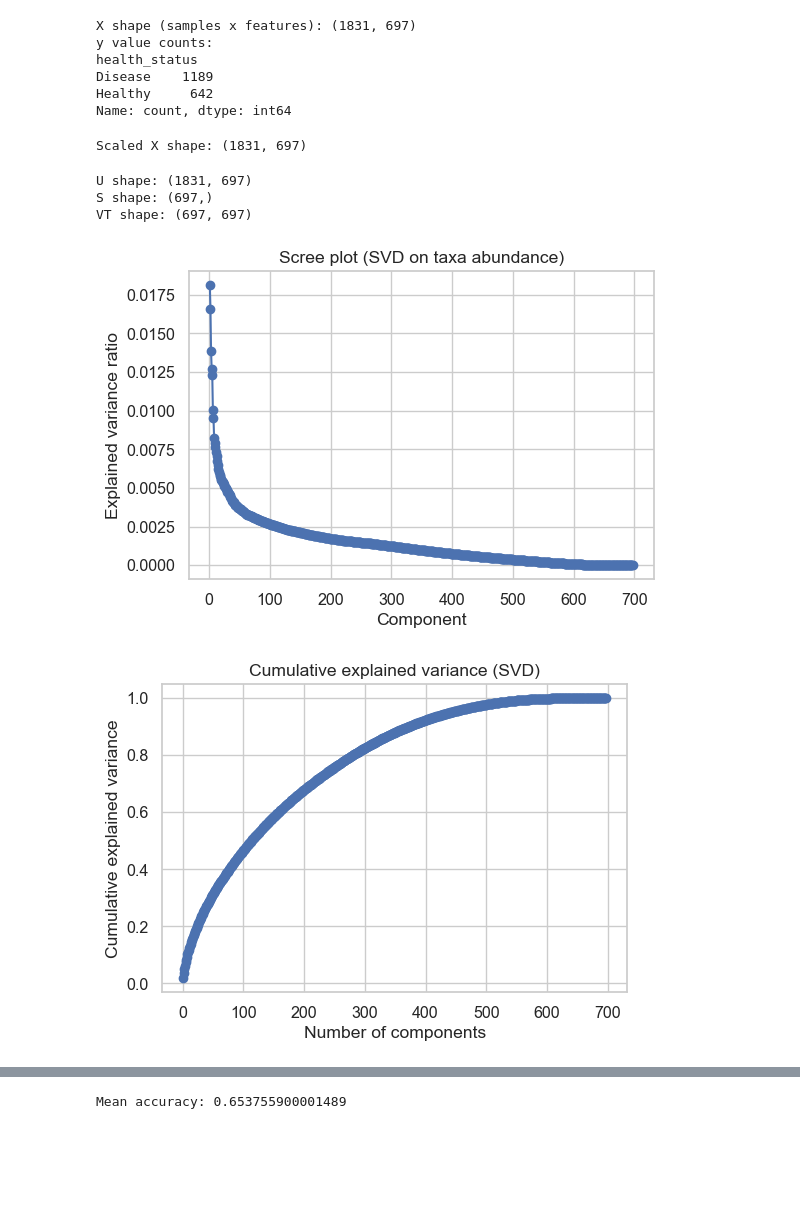
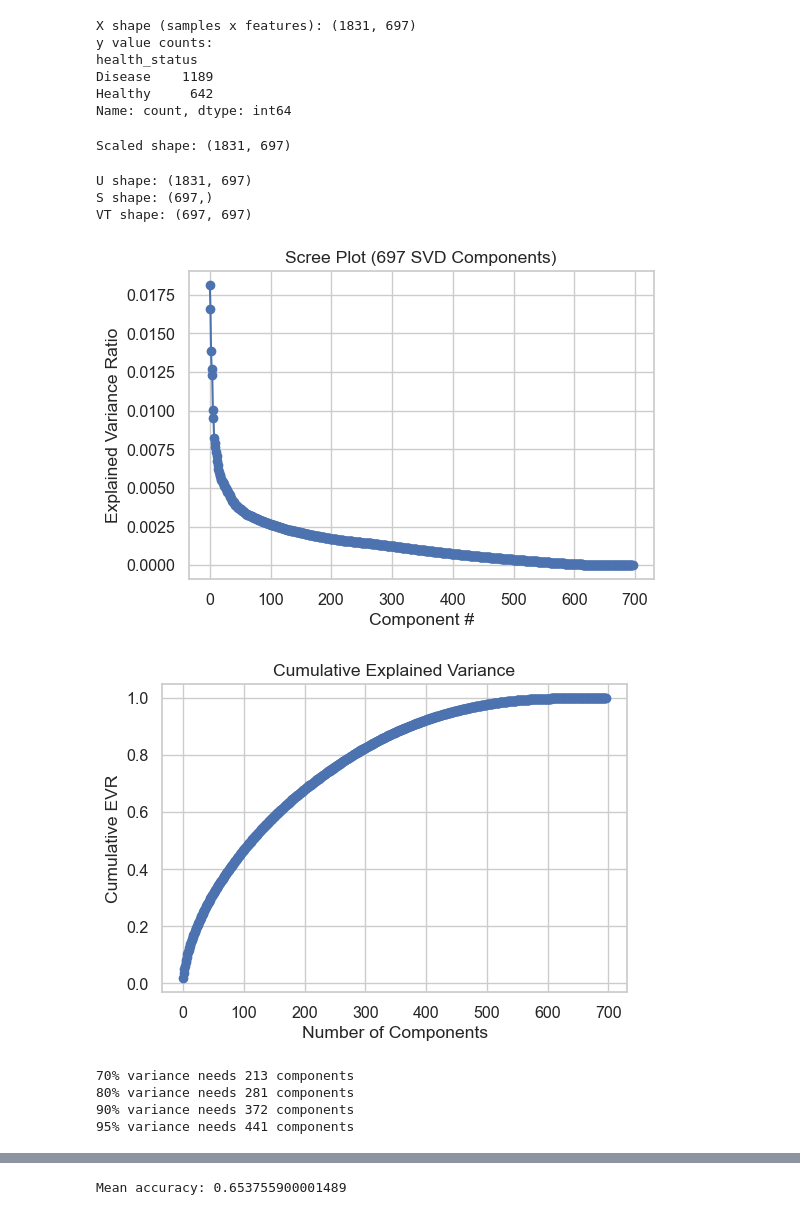
Before and after one commit to anushka-don/cs506_project, a Jupyter notebook: EDA_beta.ipynb, the cells around one changed output, grey strips where cells are left out. Drawn from its saved outputs; the diff is of its cells as text; code cells hidden in the pictures; blank space fills up the shorter version.

```diff
--- a/EDA_beta.ipynb
+++ b/EDA_beta.ipynb
@@ -746,14 +779,13 @@ Name: count, dtype: int64
 # %%
 from sklearn.preprocessing import StandardScaler
 
-scaler = StandardScaler(with_mean=True, with_std=True)
 
-# Fit on the data and transform
+scaler = StandardScaler()
 X_scaled = scaler.fit_transform(X)
 
-print("Scaled X shape:", X_scaled.shape)
+print("Scaled shape:", X_scaled.shape)
 # %% [output]
-Scaled X shape: (1831, 697)
+Scaled shape: (1831, 697)
 # %%
 # X_scaled is (n_samples x n_features)
 U, S, VT = np.linalg.svd(X_scaled, full_matrices=False)
@@ -768,35 +800,39 @@ VT shape: (697, 697)
 # %%
 import matplotlib.pyplot as plt
 
-n_samples = X_scaled.shape[0]
+n_samples, n_features = X_scaled.shape
 
-# Eigenvalues (variance explained per component)
-eigenvalues = (S ** 2) / (n_samples - 1)
+# Variance explained by each component
+eigenvalues = (S**2) / (n_samples - 1)
+explained_variance_ratio = eigenvalues / eigenvalues.sum()
+cumulative_evr = explained_variance_ratio.cumsum()
 
-# Explained variance ratio
-explained_variance_ratio = eigenvalues / eigenvalues.sum()
-
-# Cumulative explained variance
-cumulative_evr = np.cumsum(explained_variance_ratio)
-
-# Scree plot
+# Scree Plot
 plt.figure(figsize=(6,4))
-plt.plot(range(1, len(explained_variance_ratio) + 1), explained_variance_ratio, marker='o')
-plt.xlabel("Component")
-plt.ylabel("Explained variance ratio")
-plt.title("Scree plot (SVD on taxa abundance)")
+plt.plot(explained_variance_ratio, marker='o')
+plt.title("Scree Plot (697 SVD Components)")
+plt.xlabel("Component #")
+plt.ylabel("Explained Variance Ratio")
 plt.grid(True)
 plt.show()
 
-# Cumulative plot
+# Cumulative EVR
 plt.figure(figsize=(6,4))
-plt.plot(range(1, len(cumulative_evr) + 1), cumulative_evr, marker='o')
-plt.xlabel("Number of components")
-plt.ylabel("Cumulative explained variance")
-plt.title("Cumulative explained variance (SVD)")
+plt.plot(cumulative_evr, marker='o')
+plt.title("Cumulative Explained Variance")
+plt.xlabel("Number of Components")
+plt.ylabel("Cumulative EVR")
 plt.grid(True)
 plt.show()
+
+for t in [0.7, 0.8, 0.9, 0.95]:
+    k_needed = np.argmax(cumulative_evr >= t) + 1
+    print(f"{int(t*100)}% variance needs {k_needed} components")
 # %% [output]
-[figure, old version]
+[figure, new version]
-[figure, old version]
+[figure, new version]
+70% variance needs 213 components
+80% variance needs 281 components
+90% variance needs 372 components
+95% variance needs 441 components
 # %%
```
Also changed, not shown: parts of 14 cells of this notebook.
